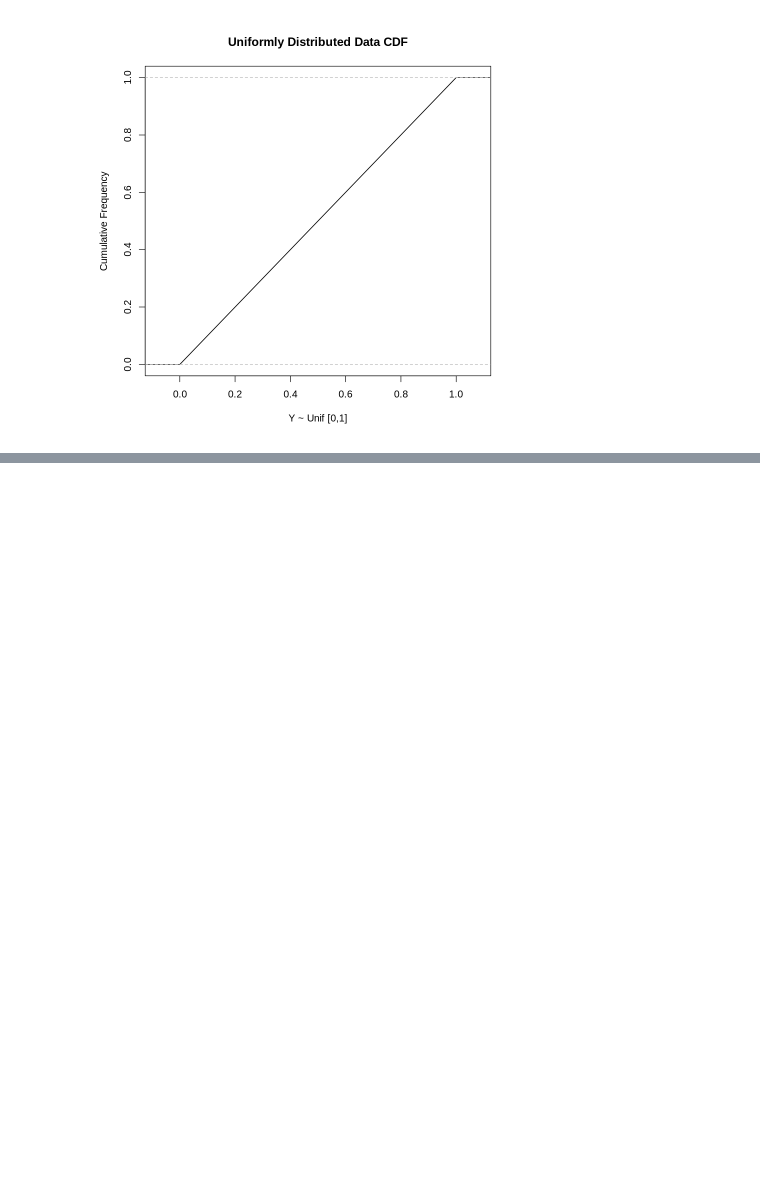
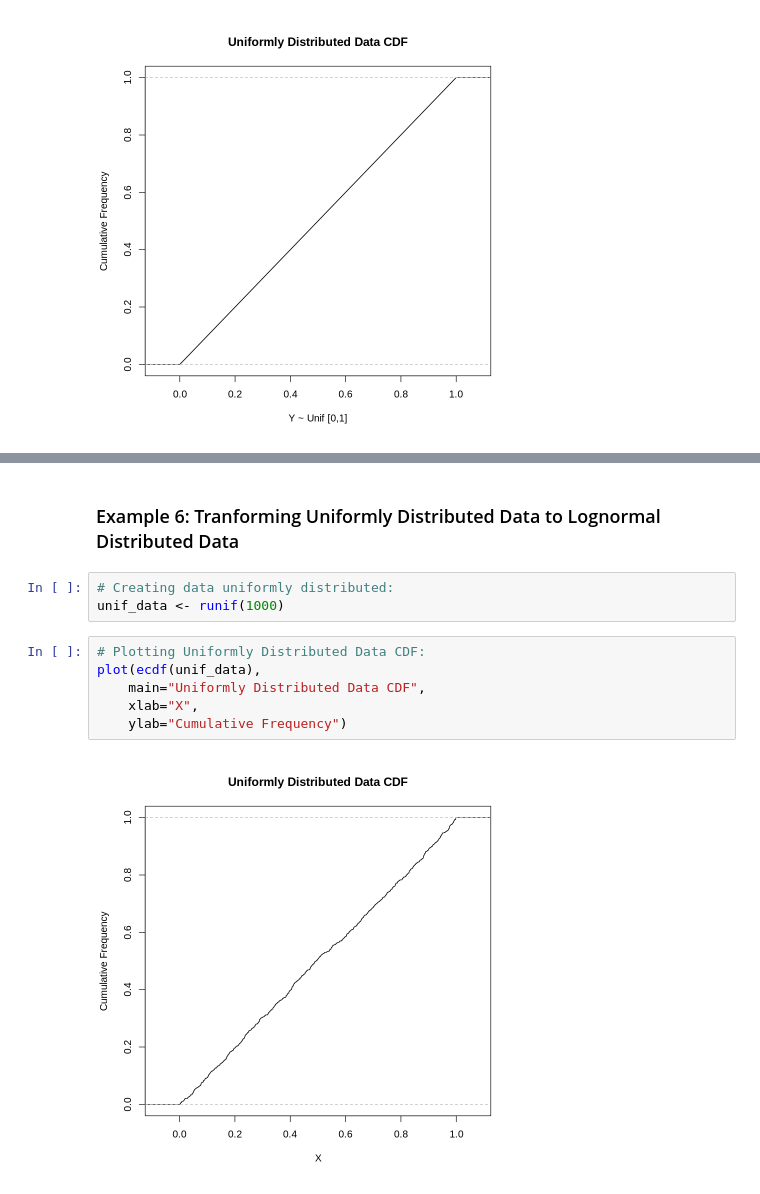
Before and after one commit to fnaghetini/R-GoogleColab-Notes, a Jupyter notebook: R_Distribution_Transform.ipynb, the cells around one changed output, grey strips where cells are left out. Drawn from its saved outputs; the diff is of its cells as text; blank space fills up the shorter version.

```diff
--- a/R_Distribution_Transform.ipynb
+++ b/R_Distribution_Transform.ipynb
@@ -258,0 +357,13 @@ plot(ecdf(norm_data_uscores),
+# %% [markdown]
+### Example 6: Tranforming Uniformly Distributed Data to Lognormal Distributed Data
+# %%
+# Creating data uniformly distributed:
+unif_data <- runif(1000)
+# %%
+# Plotting Uniformly Distributed Data CDF:
+plot(ecdf(unif_data),
+    main="Uniformly Distributed Data CDF",
+    xlab="X",
+    ylab="Cumulative Frequency")
+# %% [output]
+[figure, added]
```
Also changed, not shown: parts of 24 cells of this notebook.
